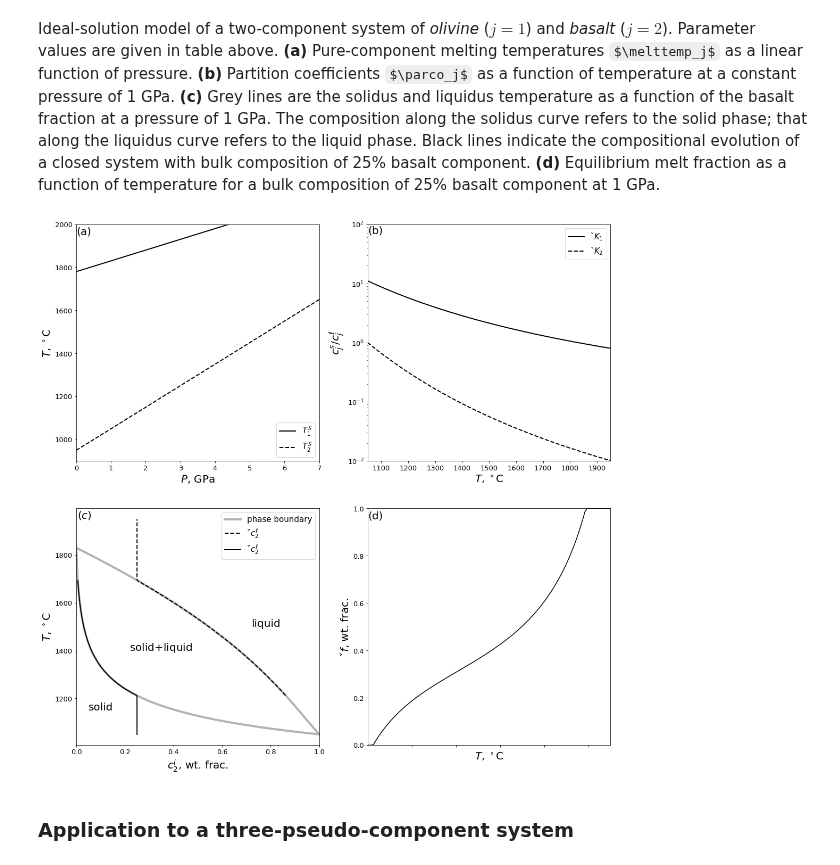
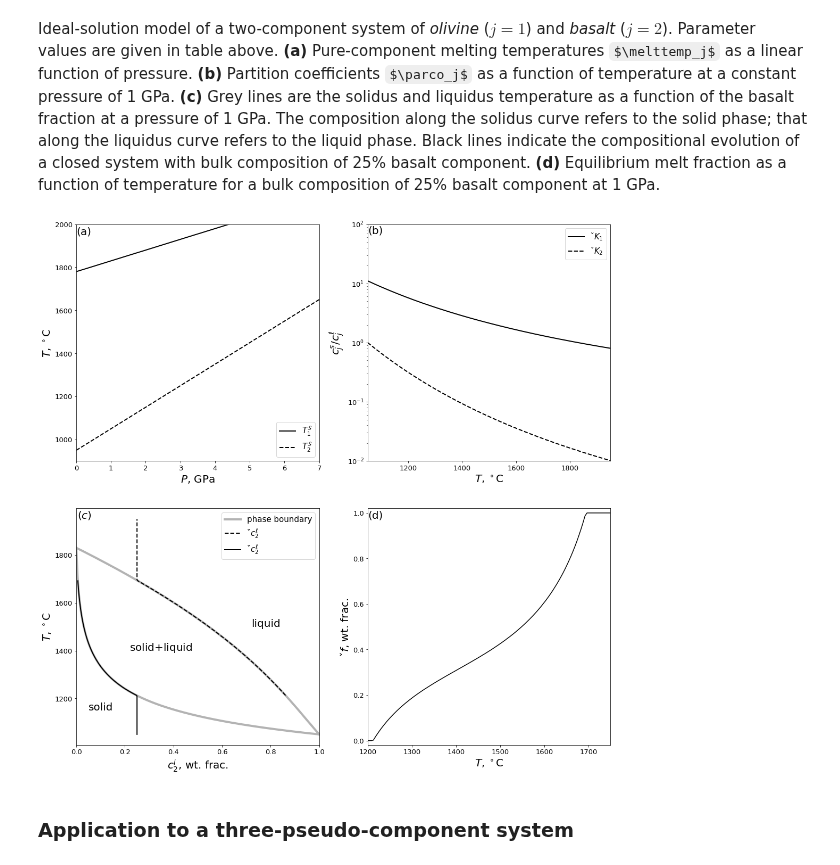
Before and after one commit to FoaLab/partially-molten-rock-PUP, a Jupyter notebook: _build/jupyter_execute/ch10.ipynb, the cells around one changed output. Cells and saved outputs as stored; diff of their text form; code cells hidden in the pictures; some formulas as TeX source.

Commit message:
ch 10: fixing tick labels of Figure 1B and 1D

```diff
--- a/_build/jupyter_execute/ch10.ipynb
+++ b/_build/jupyter_execute/ch10.ipynb
@@ -207,4 +194,17 @@ cvar[:, 1] = 1.0 - np.linspace(0., 1., 200)
 # %%
+par = [IdealSolutionParameters(600e3, 70., 1./50., 1780. + 273.),
+       IdealSolutionParameters(450e3, 30., 1./100., 950. + 273.)]
+
+# thermodynamic state
+Pref = 1.
+Pvar = np.linspace(0., 7., 20)
+Tref = 1350. + 273.
+Tvar = np.linspace(1050., 1950., 200) + 273
+cref = np.array([0.75, 0.25])
+cvar = np.zeros((200, 2), dtype=float)
+cvar[:, 0] = np.linspace(0., 1., 200)
+cvar[:, 1] = 1.0 - np.linspace(0., 1., 200)
+
 fig, ((axA, axB), (axC, axD)) = plt.subplots(nrows=2, ncols=2, figsize=(18.0, 18.0))
 
 P  =  Pvar
@@ -231,6 +231,8 @@ axB.plot(T-273., K[:, 0], '-k', linewidth=2, label=r'$\check{K}_1$')
 axB.plot(T-273., K[:, 1], '--k', linewidth=2, label=r'$\check{K}_2$')
 axB.set_yscale('log')
 axB.set_xlim(1050, 1950)
+axB.set_xticks((1200., 1400., 1600., 1800.))
+axB.set_xticklabels((1200, 1400, 1600, 1800))
 axB.set_xlabel(r'$T$, $^\circ$C', fontsize=20)
 axB.set_ylim(0.01, 100)
 axB.set_ylabel(r'${c}^s_j/{c}^\ell_j$', fontsize=20)
@@ -245,42 +247,43 @@ Theta = EquilibriumState(len(par), c, T, P, par, ParCoef_IdealSolution)
 
 axD.plot(Tvar-273., [t.f for t in Theta],'-k','linewidth',2)
 axD.set_xlim(1200., 1750.)
-axD.set_xticks((1200, 1300, 1400, 1500, 1600, 1700))
-axD.set_ylim(0.0, 1.0)
+axD.set_xticks((1200., 1300., 1400., 1500., 1600., 1700.))
+axD.set_xticklabels((1200, 1300, 1400, 1500, 1600, 1700))
+axD.set_ylim(-0.02, 1.02)
 axD.set_xlabel(r'$T$, $^\circ$C', fontsize=20)
 axD.set_ylabel(r'$\check{f}$, wt. frac.', fontsize=20)
 axD.tick_params(axis='both', which='major', labelsize=13)
-axD.text(1200.0, 0.99, r'(d)', fontsize=20, verticalalignment='top', horizontalalignment='left')
+axD.text(1200.0, 1.01, r'(d)', fontsize=20, verticalalignment='top', horizontalalignment='left')
 
 cl_hold = np.array([t.cl[1] for t in Theta])
 cs_hold = np.array([t.cs[1] for t in Theta])
 f_hold = np.array([t.f for t in Theta])
 cl_hold[f_hold < 1e-6] = np.nan
 cs_hold[1.-f_hold < 1e-6] = np.nan
 
 c  = cvar
 P  = Pref
 T  = Tref
 Theta2 = EquilibriumState(len(par), c, T, P, par, ParCoef_IdealSolution)
 
 axC.plot(c[:, 1], [t.Ts - 273. for t in Theta2], '-', linewidth=4, color=[0.7, 0.7, 0.7])
 axC.plot(c[:, 1], [t.Tl - 273. for t in Theta2], '-', label='phase boundary', linewidth=4, color=[0.7, 0.7, 0.7])
 
 axC.plot(cl_hold, Tvar-273., '--k', label='$\check{c}^\ell_2$', linewidth=2)
 axC.plot(cs_hold, Tvar-273., '-k', linewidth=2, label='$\check{c}^\ell_2$')
 axC.set_xlim(0.0, 1.0)
 axC.set_xlabel('${c}^i_2$, wt. frac.', fontsize=20)
 axC.set_ylabel('$T$, $^\circ$C', fontsize=20)
 axC.text(0.005, 1990, '$(c)$', fontsize=20, verticalalignment='top', horizontalalignment='left')
 axC.text(0.22, 1400, 'solid$+$liquid', fontsize=20)
 axC.text(0.72, 1500,'liquid', fontsize=20)
 axC.text(0.05, 1150,'solid', fontsize=20)
 axC.tick_params(axis='both', which='major', labelsize=13)
 axC.legend(fontsize=15)
 
 plt.show()
 # %% [output]
-[figure, old version]
+[figure, new version]
 # %% [markdown]
 ### Application to a three-pseudo-component system
 # %%
```
Also changed, not shown: parts of 1 cell of this notebook, 15 other files.
